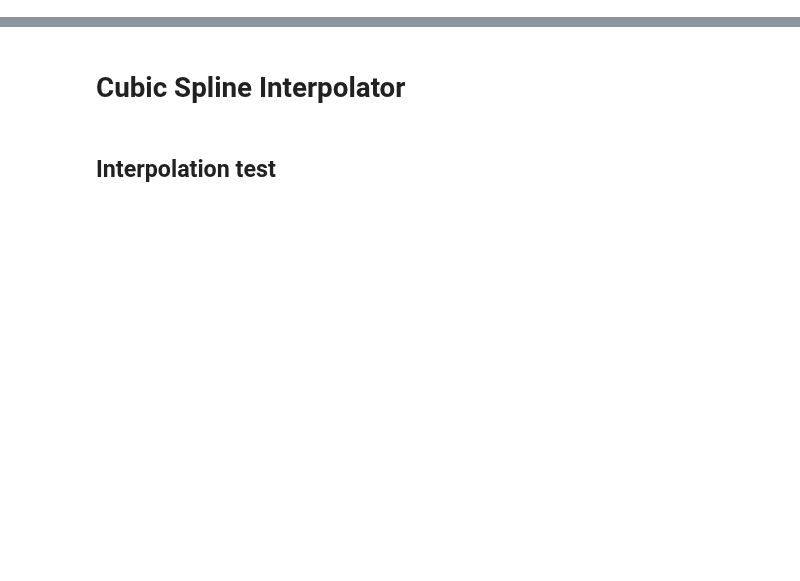
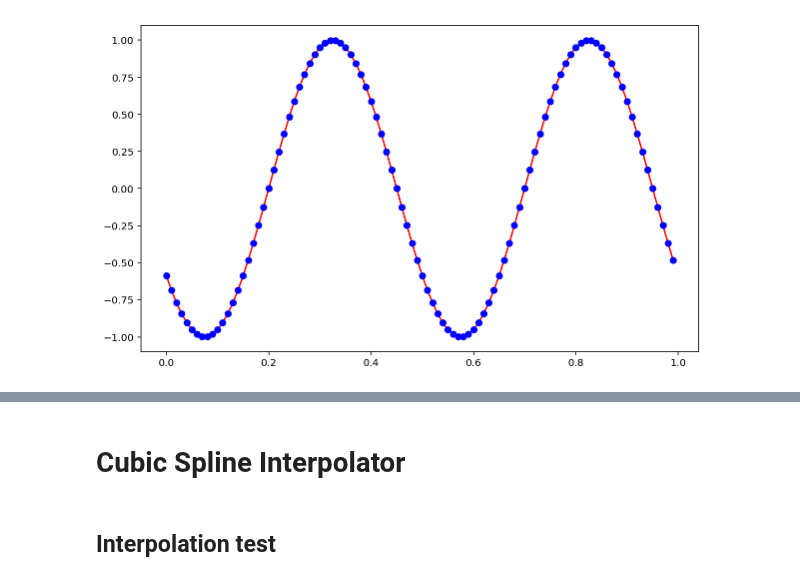
Before and after one commit to pnavaro/math-python, a Jupyter notebook: 40.LandauDamping.ipynb, the cells around one changed output, grey strips where cells are left out. Drawn from its saved outputs; the diff is of its cells as text; code cells hidden in the pictures; blank space fills up the shorter version.

```diff
--- a/40.LandauDamping.ipynb
+++ b/40.LandauDamping.ipynb
@@ -6,0 +82,9 @@ import matplotlib.pyplot as plt
+# %%
+n =100
+cs = BSpline(3,0,1,n)
+x = np.linspace(0,1,n, endpoint=False)
+f = np.sin(x*4*np.pi)
+alpha = 0.2
+plt.plot( x, np.sin((x-alpha)*4*np.pi), 'r-', x, cs.interpolate_disp(f, alpha),'bo');
+# %% [output]
+[figure, added]
```
Also changed, not shown: parts of 16 cells of this notebook.
